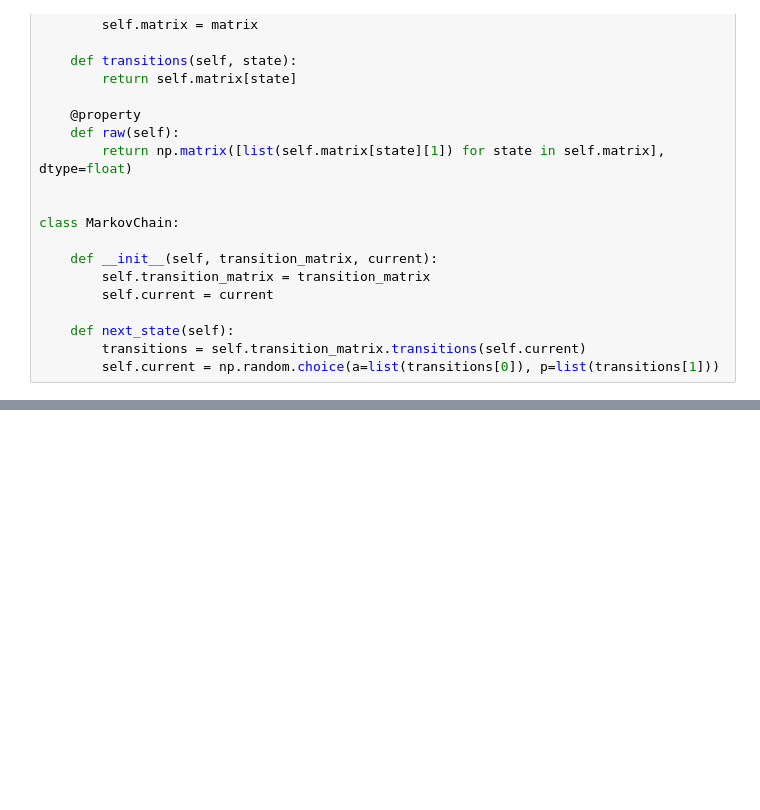
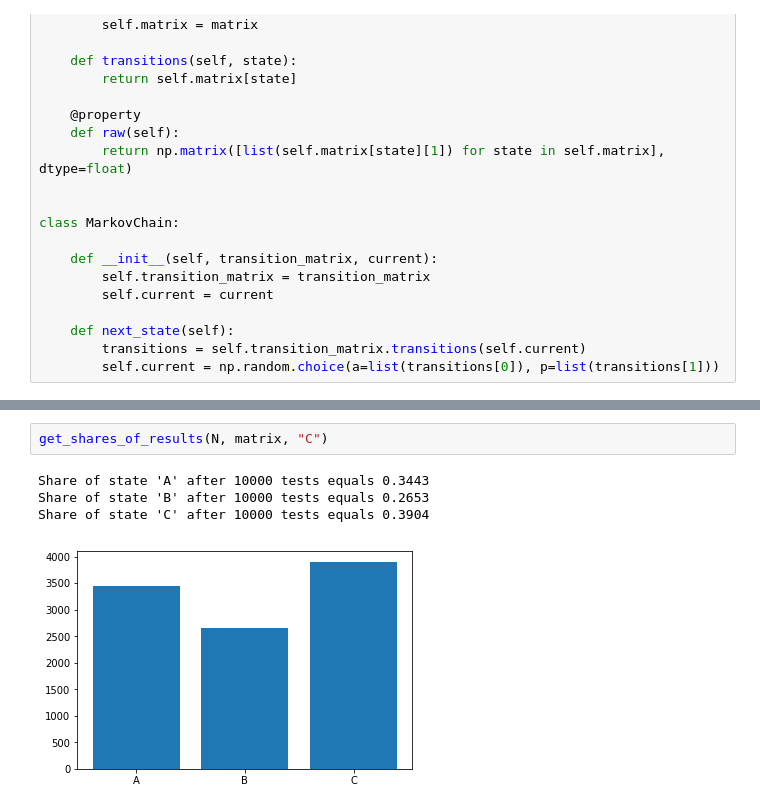
Before and after one commit to witekbobrowski/Academic, a Jupyter notebook: statistical-methods-winter-2017/markov-processes.ipynb, the cells around one changed output, grey strips where cells are left out. Saved outputs shown, nothing was run; the diff lists cells and outputs as text; blank space fills up the shorter version.

```diff
--- a/statistical-methods-winter-2017/markov-processes.ipynb
+++ b/statistical-methods-winter-2017/markov-processes.ipynb
@@ -81,0 +107,7 @@ A
+# %%
+get_shares_of_results(N, matrix, "C")
+# %% [output]
+Share of state 'A' after 10000 tests equals 0.3443
+Share of state 'B' after 10000 tests equals 0.2653
+Share of state 'C' after 10000 tests equals 0.3904
+[figure, added]
```
Also changed, not shown: parts of 9 cells of this notebook, 1 other file.
